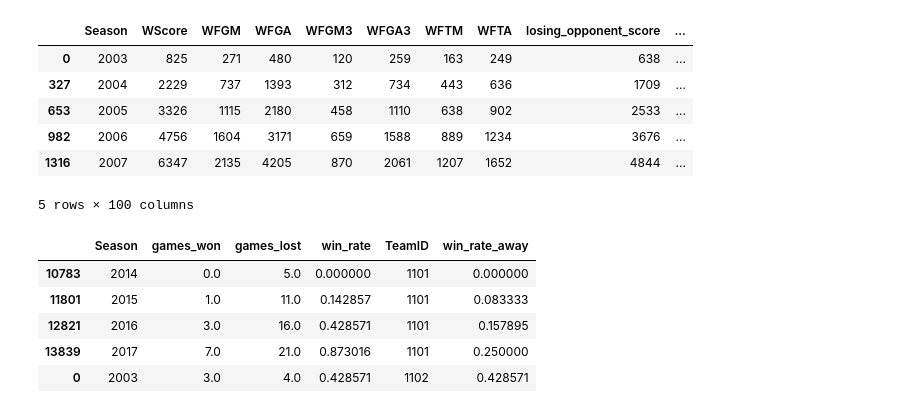
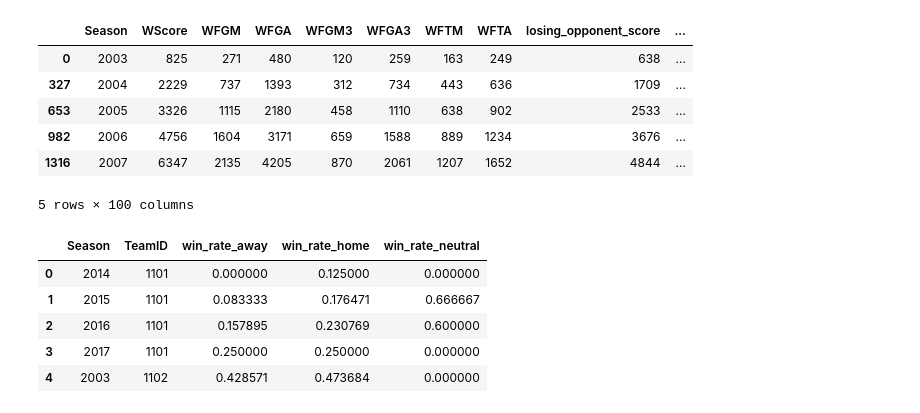
Before and after one commit to shumingpeh/kaggle-ncaa-madness-men, a Jupyter notebook: Intermediate Variables.ipynb, the cells around one changed output. Cells and saved outputs as stored; diff of their text form; code cells hidden in the pictures.

```diff
--- a/Intermediate Variables.ipynb
+++ b/Intermediate Variables.ipynb
@@ -908,11 +908,11 @@ test_features = build_features_table.BuildFeaturesTable("data/DataFiles/RegularS
 # %%
 win_rate_location_test = win_rate_type_of_location.WinRateTypeLocation("data/DataFiles/RegularSeasonDetailedResults.csv")
 # %%
-win_rate_location_test.win_rate_cum_away_df.head()
+win_rate_location_test.processed_cumulative_win_rate_df.head()
 # %% [output]
-|  | Season | games_won | games_lost | win_rate | TeamID | win_rate_away |
-| 10783 | 2014 | 0.0 | 5.0 | 0.000000 | 1101 | 0.000000 |
-| 11801 | 2015 | 1.0 | 11.0 | 0.142857 | 1101 | 0.083333 |
-| 12821 | 2016 | 3.0 | 16.0 | 0.428571 | 1101 | 0.157895 |
-| 13839 | 2017 | 7.0 | 21.0 | 0.873016 | 1101 | 0.250000 |
-| 0 | 2003 | 3.0 | 4.0 | 0.428571 | 1102 | 0.428571 |
+|  | Season | TeamID | win_rate_away | win_rate_home | win_rate_neutral |
+| 0 | 2014 | 1101 | 0.000000 | 0.125000 | 0.000000 |
+| 1 | 2015 | 1101 | 0.083333 | 0.176471 | 0.666667 |
+| 2 | 2016 | 1101 | 0.157895 | 0.230769 | 0.600000 |
+| 3 | 2017 | 1101 | 0.250000 | 0.250000 | 0.000000 |
+| 4 | 2003 | 1102 | 0.428571 | 0.473684 | 0.000000 |
```
Also changed, not shown: parts of 19 cells of this notebook, 11 other files.
